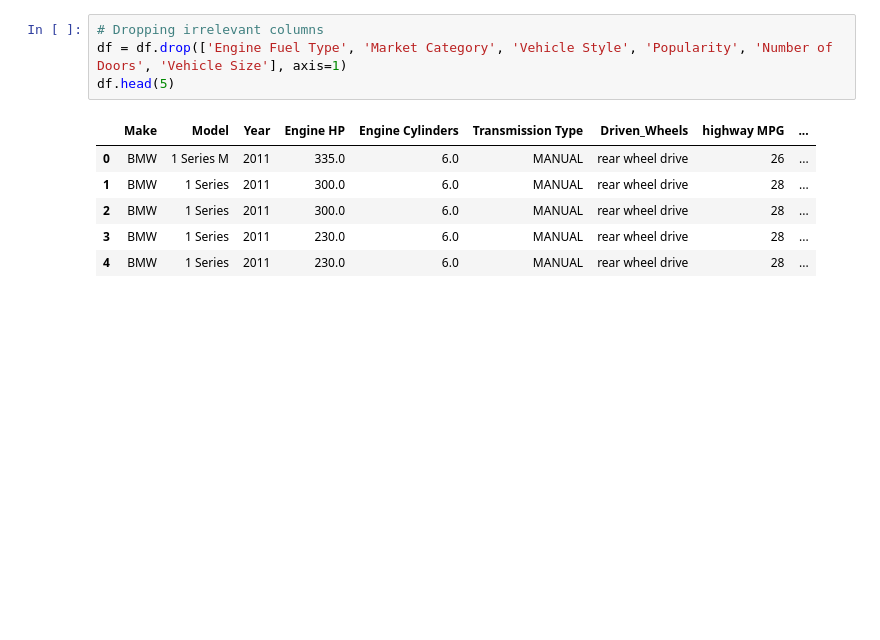
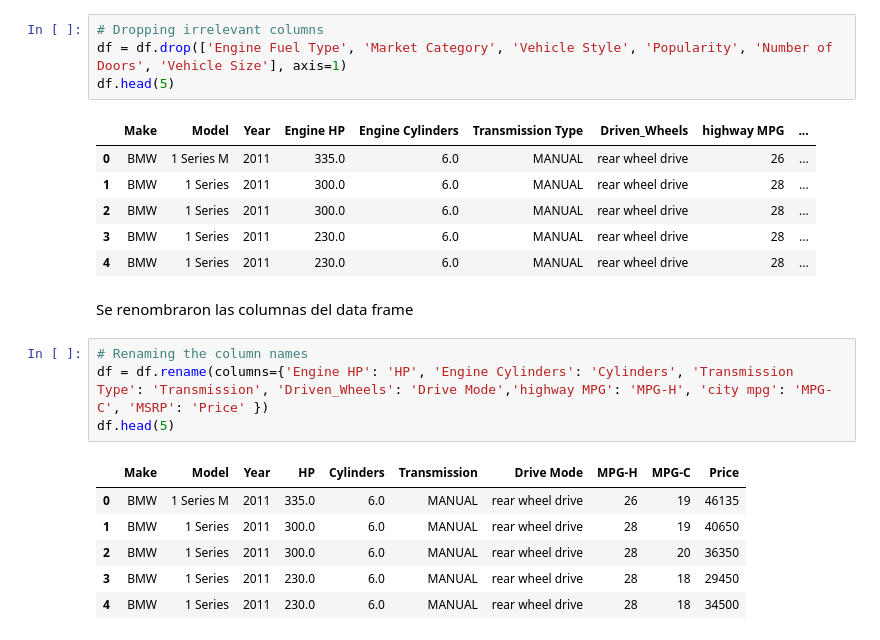
Before and after one commit to fpabi/Tareas, a Jupyter notebook: Tarea9.ipynb, the cells around one changed output. Saved outputs shown, nothing was run; the diff lists cells and outputs as text; blank space fills up the shorter version.

Commit message:
Se renombraron las columnas del data frame

```diff
--- a/Tarea9.ipynb
+++ b/Tarea9.ipynb
@@ -76,3 +76,16 @@ df.head(5)
 | 2 | BMW | 1 Series | 2011 | 300.0 | 6.0 | MANUAL | rear wheel drive | 28 | ... |
 | 3 | BMW | 1 Series | 2011 | 230.0 | 6.0 | MANUAL | rear wheel drive | 28 | ... |
 | 4 | BMW | 1 Series | 2011 | 230.0 | 6.0 | MANUAL | rear wheel drive | 28 | ... |
+# %% [markdown]
+Se renombraron las columnas del data frame
+# %%
+# Renaming the column names
+df = df.rename(columns={'Engine HP': 'HP', 'Engine Cylinders': 'Cylinders', 'Transmission Type': 'Transmission', 'Driven_Wheels': 'Drive Mode','highway MPG': 'MPG-H', 'city mpg': 'MPG-C', 'MSRP': 'Price' })
+df.head(5)
+# %% [output]
+|  | Make | Model | Year | HP | Cylinders | Transmission | Drive Mode | MPG-H | MPG-C | Price |
+| 0 | BMW | 1 Series M | 2011 | 335.0 | 6.0 | MANUAL | rear wheel drive | 26 | 19 | 46135 |
+| 1 | BMW | 1 Series | 2011 | 300.0 | 6.0 | MANUAL | rear wheel drive | 28 | 19 | 40650 |
+| 2 | BMW | 1 Series | 2011 | 300.0 | 6.0 | MANUAL | rear wheel drive | 28 | 20 | 36350 |
+| 3 | BMW | 1 Series | 2011 | 230.0 | 6.0 | MANUAL | rear wheel drive | 28 | 18 | 29450 |
+| 4 | BMW | 1 Series | 2011 | 230.0 | 6.0 | MANUAL | rear wheel drive | 28 | 18 | 34500 |
```
